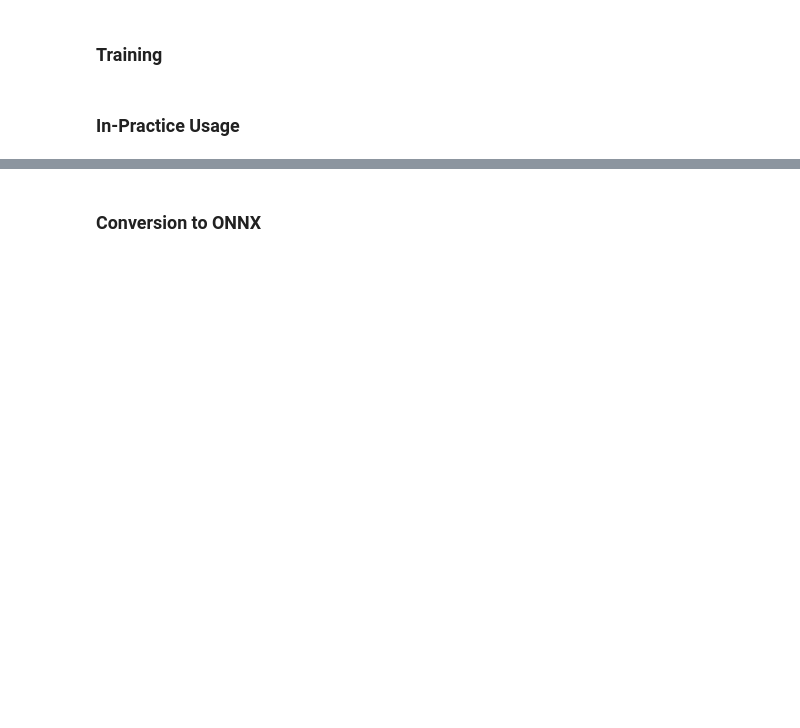
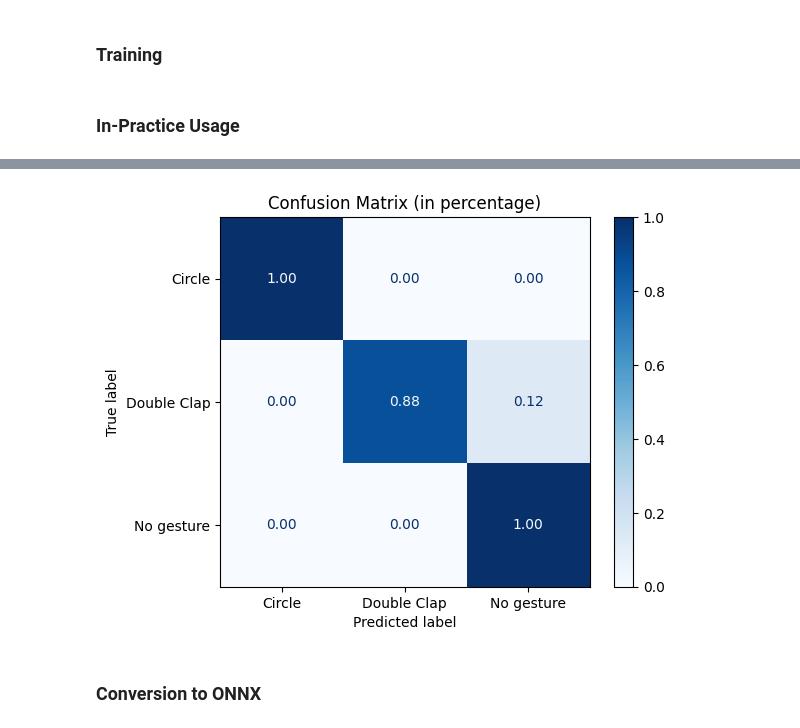
Before and after one commit to null-routed/HanDomotic, a Jupyter notebook: classifier/classifier.ipynb, the cells around one changed output, grey strips where cells are left out. Cells and saved outputs as stored; diff of their text form; code cells hidden in the pictures; blank space fills up the shorter version.

Commit message:
Eported Confusion Matrix and renamed "Clap" feature to "Double Clap"

```diff
--- a/classifier/classifier.ipynb
+++ b/classifier/classifier.ipynb
@@ -207,3 +223,21 @@ TypeError: __init__() got an unexpected keyword argument 'iter'
+# %%
+from sklearn.metrics import confusion_matrix, ConfusionMatrixDisplay
+
+# Assuming predictions_test and labels_test contain your predicted and true labels respectively
+cm = confusion_matrix(labels_test, predictions_test)
+cm_normalized = cm.astype('float') / cm.sum(axis=1)[:, np.newaxis]
+
+# Identify unique label names and replace "Other" with "No gesture"
+unique_labels = np.unique(labels_test)
+unique_labels = ["No gesture" if label == "Other" else label for label in unique_labels]
+
+# Display the normalized confusion matrix
+disp = ConfusionMatrixDisplay(confusion_matrix=cm_normalized, display_labels=unique_labels)
+disp.plot(cmap=plt.cm.Blues, values_format='.2f')
+plt.title("Confusion Matrix (in percentage)")
+plt.show()
+# %% [output]
+[figure, added]
 # %% [markdown]
 ### Conversion to ONNX
 # %%
```
Also changed, not shown: parts of 2 cells of this notebook, 2 other files.
